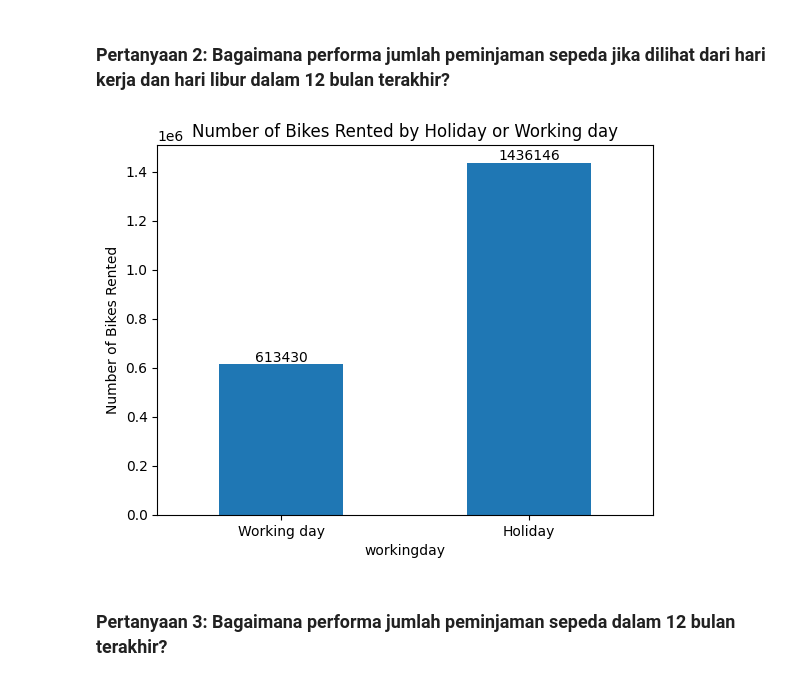
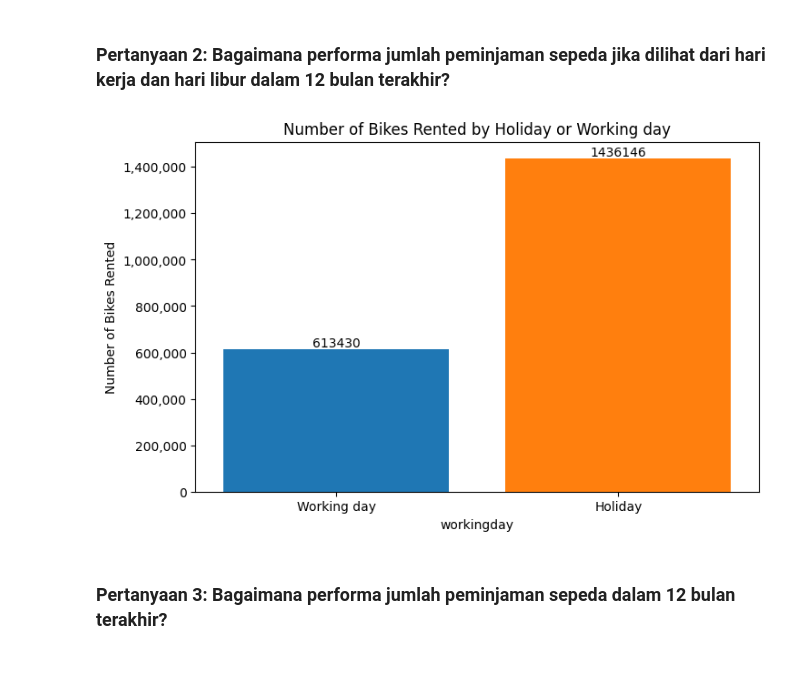
Before and after one commit to krisna31/bike-share-by-day-analysis, a Jupyter notebook: Bike_Share_by_Day_Analysis.ipynb, the cells around one changed output. Saved outputs shown, nothing was run; the diff lists cells and outputs as text; code cells hidden in the pictures.

```diff
--- a/Bike_Share_by_Day_Analysis.ipynb
+++ b/Bike_Share_by_Day_Analysis.ipynb
@@ -239,19 +239,26 @@ day_df # Menampilkan data day.csv baik atas (head) maupun bawah(tail)
 | 730 | 731 | 2012-12-31 | 1 | 1 | 12 | 0 | 1 | 1 | 2 | 0.215833 | ... |
 731 rows × 16 columns
 # %%
+plt.figure(figsize=(15, 5)) # set the size of the plot
+
 rent_by_holiday = day_df[day_df['dteday'] >= '2012-01-01'].groupby('season')['cnt'].sum() # Mengelompokkan data berdasarkan season dan menjumlahkan data pada kolom cnt
 
-axis = rent_by_holiday.plot(kind='bar') # Membuat bar plot dari data season_counts
+axis = rent_by_holiday.plot(kind='bar', color='skyblue', edgecolor='black') # Membuat bar plot dari data season_counts
 
-axis.set_title('Number of Bikes Rented by Season') # Memberi judul pada bar plot
+axis.set_title('Number of Bikes Rented by Season', fontsize=14) # Memberi judul pada bar plot
 axis.set_xlabel('Season') # Memberi label pada sumbu x
 axis.set_ylabel('Number of Bikes Rented') # Memberi label pada sumbu y
 
-day_in_name = {1: 'Spring', 2: 'Summer', 3: 'Fall', 4: 'Winter'}  # Membuat dictionary season_labels
-axis.set_xticklabels([day_in_name[x] for x in rent_by_holiday.index], rotation=45) # Memberi label pada sumbu x berdasarkan dictionary season_labels
+season_in_name = {1: 'Spring', 2: 'Summer', 3: 'Fall', 4: 'Winter'}  # Membuat dictionary season_labels
+season_colors = {1: 'green', 2: 'orange', 3: 'brown', 4: 'blue'}
+axis.set_xticklabels([season_in_name[x] for x in rent_by_holiday.index], rotation=45, ) # Memberi label pada sumbu x berdasarkan dictionary season_labels
 
 for index, value in enumerate(rent_by_holiday):
-    plt.text(index, value, str(value), ha='center', va='bottom') # Menampilkan nilai dari setiap bar plot
+    plt.text(index, value, str(value), ha='center', va='bottom', fontsize=10) # Menampilkan nilai dari setiap bar plot
+    plt.bar(index, value, color=season_colors[index+1]) # Menampilkan bar plot
+
+legend_labels = [plt.Rectangle((0, 0), 1, 1, color=season_colors[i+1]) for i in range(len(season_colors))]
+plt.legend(legend_labels, season_in_name.values(), loc='upper left')
 
 plt.show() # Menampilkan bar plot
 # %% [output]
@@ -259,23 +266,28 @@ plt.show() # Menampilkan bar plot
 # %% [markdown]
 ### Pertanyaan 2: Bagaimana performa jumlah peminjaman sepeda jika dilihat dari hari kerja dan hari libur dalam 12 bulan terakhir?
 # %%
+from matplotlib.ticker import FuncFormatter
+plt.figure(figsize=(8, 5)) # set the size of the plot
+
 rent_by_holiday = day_df[day_df['dteday'] >= '2012-01-01'].groupby('workingday')['cnt'].sum() # Mengelompokkan data berdasarkan season dan menjumlahkan data pada kolom cnt
 
 axis = rent_by_holiday.plot(kind='bar') # Membuat bar plot dari data season_counts
 
 axis.set_title('Number of Bikes Rented by Holiday or Working day') # Memberi judul pada bar plot
-# axis.set_xlabel('Holiday or Working day') # Memberi label pada sumbu x
 axis.set_ylabel('Number of Bikes Rented') # Memberi label pada sumbu y
 
-day_in_name = {0: 'Working day', 1: 'Holiday'}  # Membuat dictionary season_labels
-axis.set_xticklabels([day_in_name[x] for x in rent_by_holiday.index], rotation=0) # Memberi label pada sumbu x berdasarkan dictionary season_labels
+season_in_name = {0: 'Working day', 1: 'Holiday'}  # Membuat dictionary season_labels
+axis.set_xticklabels([season_in_name[x] for x in rent_by_holiday.index], rotation=0) # Memberi label pada sumbu x berdasarkan dictionary season_labels
 
 for index, value in enumerate(rent_by_holiday):
     plt.text(index, value, str(value), ha='center', va='bottom') # Menampilkan nilai dari setiap bar plot
+    plt.bar(index, value) # Menampilkan bar plot
+
+axis.yaxis.set_major_formatter(FuncFormatter(lambda value, pos: "{:,}".format(int(value)))) # Menampilkan nilai pada sumbu y dalam format ribuan
 
 plt.show() # Menampilkan bar plot
 # %% [output]
-[figure, old version]
+[figure, new version]
 # %% [markdown]
 ### Pertanyaan 3: Bagaimana performa jumlah peminjaman sepeda dalam 12 bulan terakhir?
 # %%
```
Also changed, not shown: parts of 2 cells of this notebook.
